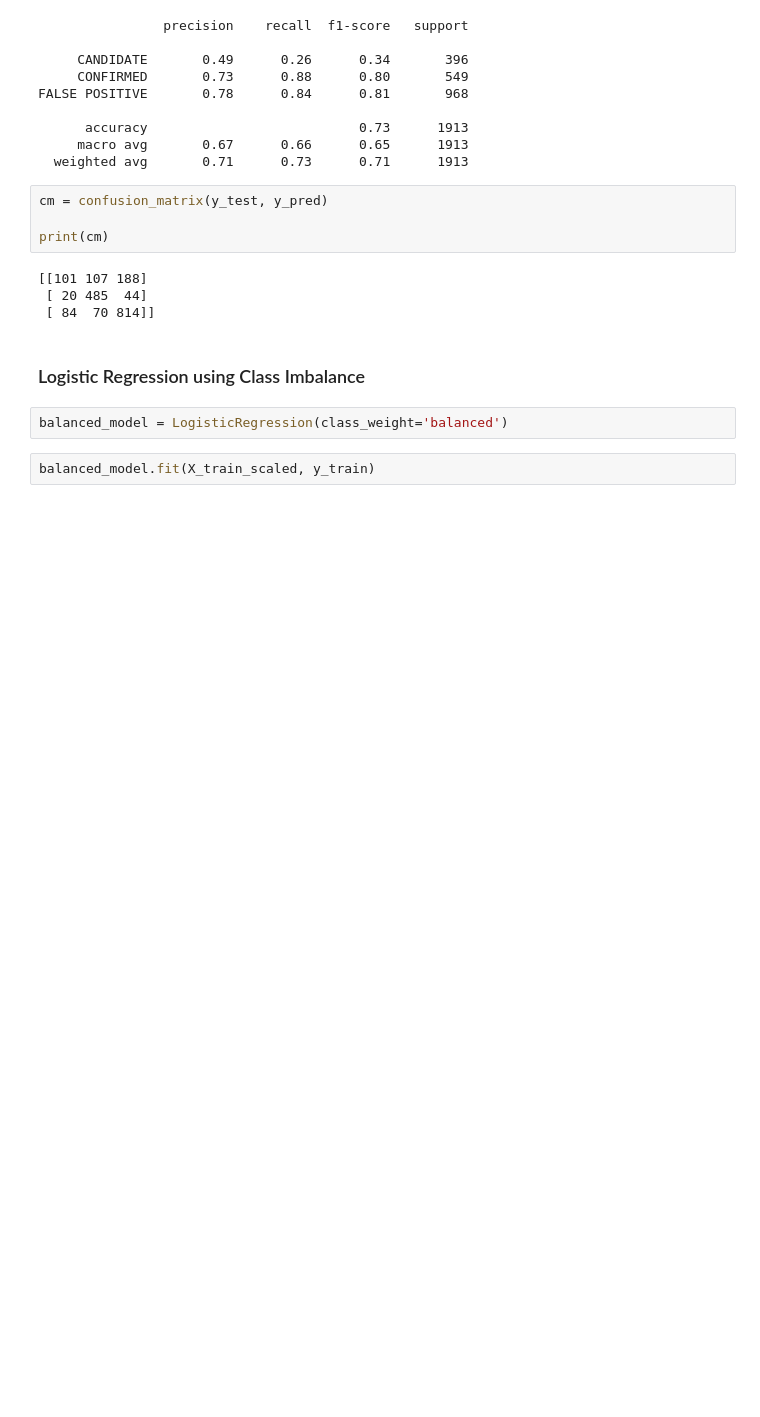
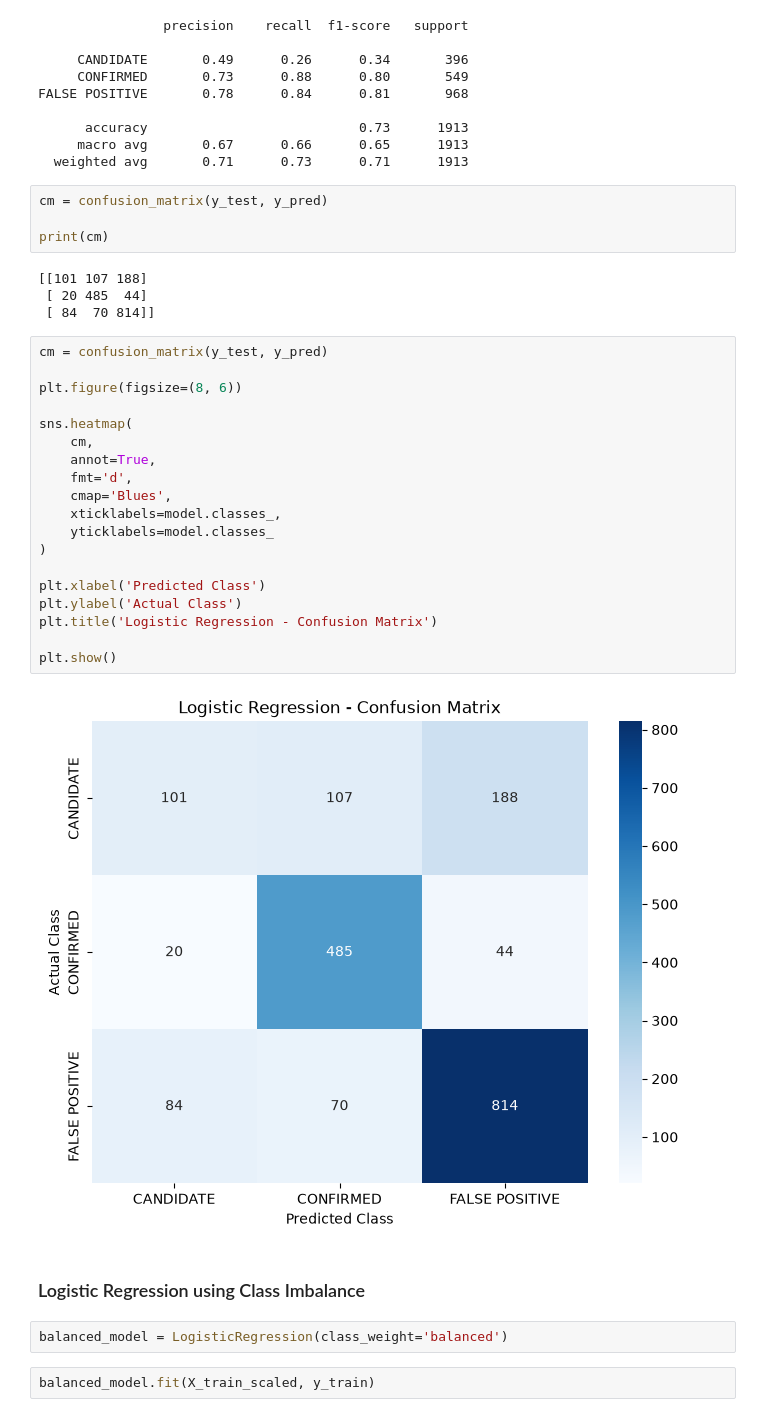
Before and after one commit to devikarapillai/Kepler-Exoplant_Classification, a Jupyter notebook: Nasa Kepler Exoplanent Detection.ipynb, the cells around one changed output. Cells and saved outputs as stored; diff of their text form; blank space fills up the shorter version.

Commit message:
Complete model training and evaluation

```diff
--- a/Nasa Kepler Exoplanent Detection.ipynb
+++ b/Nasa Kepler Exoplanent Detection.ipynb
@@ -963,6 +966,27 @@ print(cm)
 [[101 107 188]
  [ 20 485  44]
  [ 84  70 814]]
+# %%
+cm = confusion_matrix(y_test, y_pred)
+
+plt.figure(figsize=(8, 6))
+
+sns.heatmap(
+    cm,
+    annot=True,
+    fmt='d',
+    cmap='Blues',
+    xticklabels=model.classes_,
+    yticklabels=model.classes_
+)
+
+plt.xlabel('Predicted Class')
+plt.ylabel('Actual Class')
+plt.title('Logistic Regression - Confusion Matrix')
+
+plt.show()
+# %% [output]
+[figure, added]
 # %% [markdown]
 ### Logistic Regression using Class Imbalance
 # %%
```
Also changed, not shown: parts of 41 cells of this notebook.
